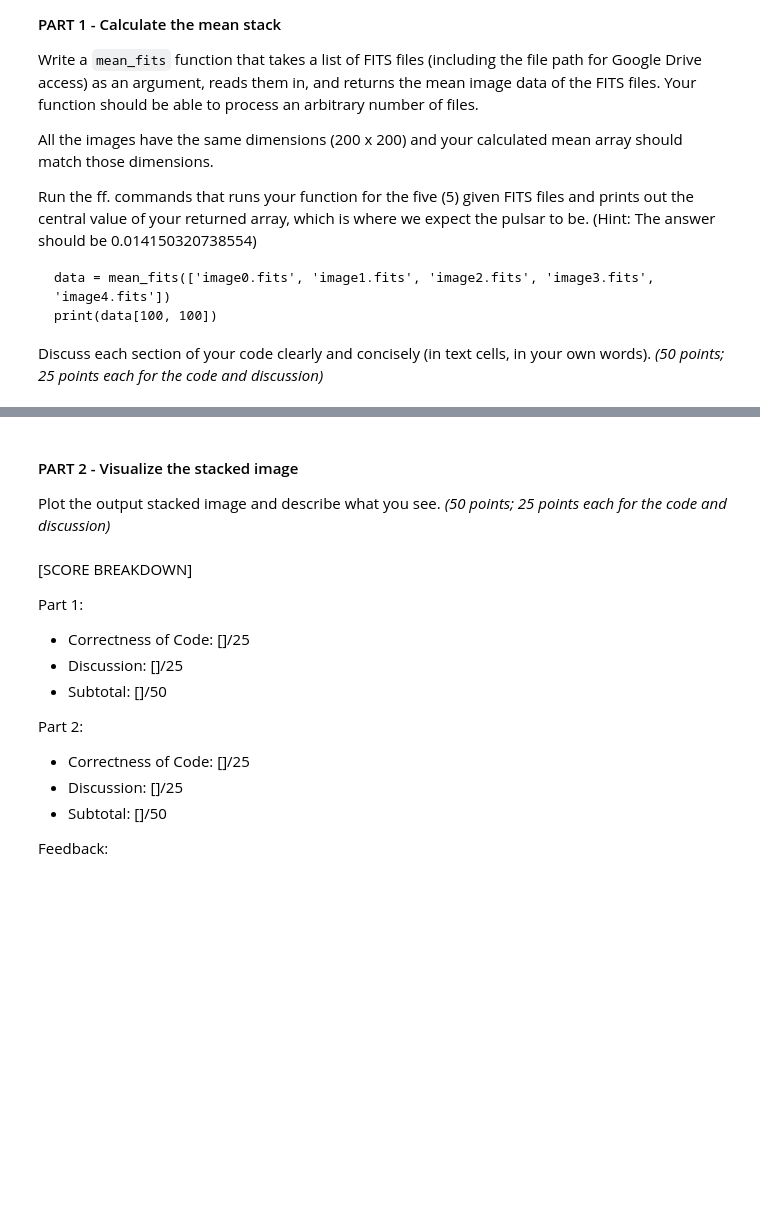
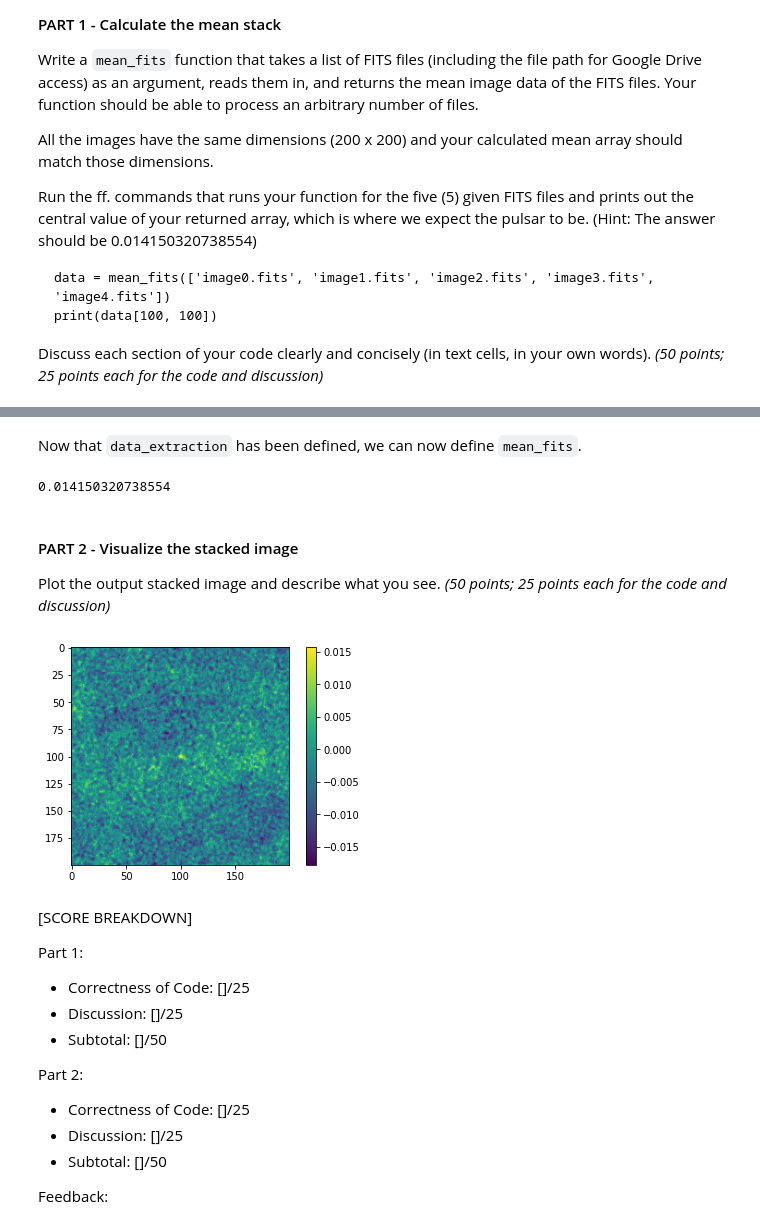
Before and after one commit to Seele00/Physics305Astro, a Jupyter notebook: Phys305Astro_lab_assignment_module1.ipynb, the cells around one changed output, grey strips where cells are left out. Drawn from its saved outputs; the diff is of its cells as text; code cells hidden in the pictures; blank space fills up the shorter version.

```diff
--- a/Phys305Astro_lab_assignment_module1.ipynb
+++ b/Phys305Astro_lab_assignment_module1.ipynb
@@ -57,7 +77,7 @@ Run this command to list the directories in your Google Drive and check that the
 # %% [markdown]
 Define the directory path to the location of the file $\tt image0.fits$, i.e. if it is in a folder named "PS305" under My Drive, then the file path will be "/content/drive/My Drive/PS305". Change the string variable in the code cell below, as needed:
 # %%
-file_path = "/content/drive/My Drive/PS305/"
+file_path = "/content/drive/My Drive/Colab_Notebooks/Phys305_Datasets/"
 # %% [markdown]
 Now, we can load $\tt image0.fits$ and print out its header information
 # %%
@@ -96,7 +125,39 @@ Discuss each section of your code clearly and concisely (in text cells, in your
+# %%
+import numpy as np
+
+def data_extraction(data_filename):
+  masterlist = fits.open(file_path + data_filename)
+  img_data = masterlist[0].data
+
+  return img_data
+# %% [markdown]
+Now that `data_extraction` has been defined, we can now define `mean_fits`.
+# %%
+def mean_fits(filename_array):
+  all_data = []
+
+  for name in filename_array:
+    file_data = data_extraction(name)
+    all_data.append(file_data)
+
+  mean_data = np.mean(all_data, axis=0)
+  return mean_data
+# %%
+overall_mean = mean_fits(['image0.fits', 'image1.fits', 'image2.fits', 'image3.fits', 'image4.fits'])
+print(overall_mean[100, 100])
+# %% [output]
+0.014150320738554
 # %% [markdown]
 #### PART 2 - Visualize the stacked image
 
 Plot the output stacked image and describe what you see. *(50 points; 25 points each for the code and discussion)*
+# %%
+# Plot the 2D image data
+plt.imshow(overall_mean.T, cmap=plt.cm.viridis)
+plt.colorbar()
+plt.show()
+# %% [output]
+[figure, added]
 # %% [markdown]
 [SCORE BREAKDOWN]
 
```
Also changed, not shown: parts of 6 cells of this notebook.
